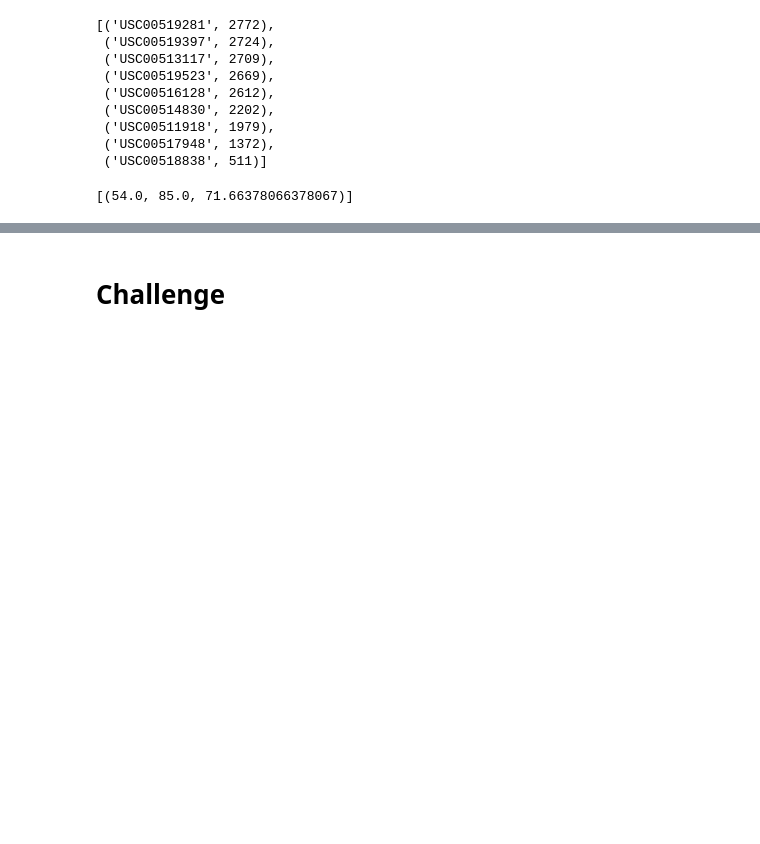
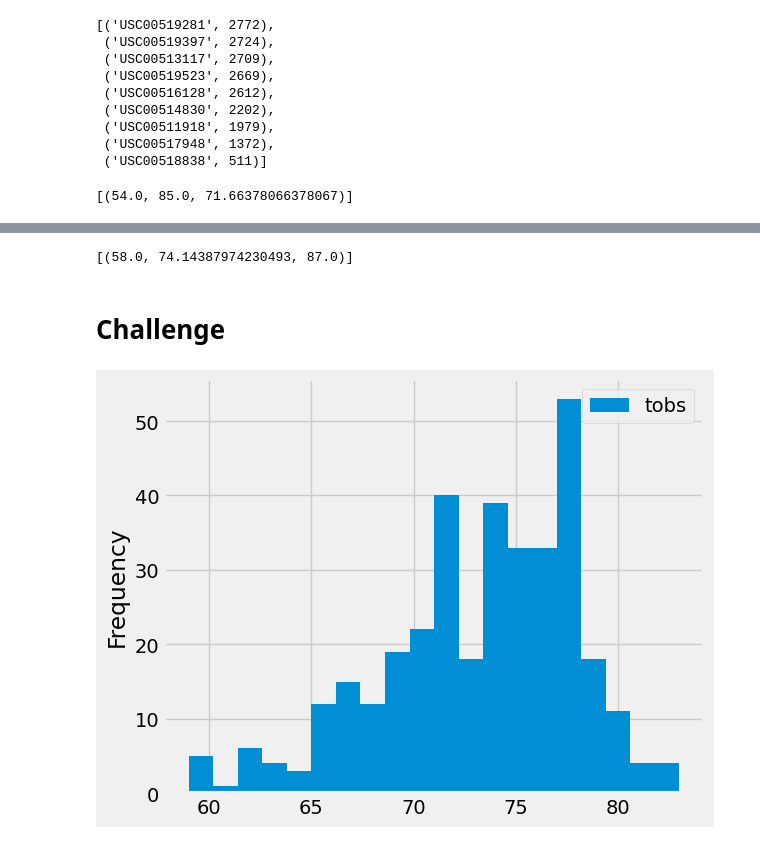
Before and after one commit to pharmeac/surfs_up, a Jupyter notebook: climate_analysis.ipynb, the cells around one changed output, grey strips where cells are left out. Saved outputs shown, nothing was run; the diff lists cells and outputs as text; code cells hidden in the pictures; blank space fills up the shorter version.

```diff
--- a/climate_analysis.ipynb
+++ b/climate_analysis.ipynb
@@ -129,5 +119,18 @@ plt.tight_layout()
 # %%
 # Write a function called `calc_temps` that will accept start date and end date in the format '%Y-%m-%d'
 # and return the minimum, average, and maximum temperatures for that range of dates
+def calc_temps(start_date, end_date):
+    c_results = session.query(func.min(Measurement.tobs), func.avg(Measurement.tobs), func.max(Measurement.tobs)).\
+                    filter(Measurement.date >= start_date).\
+                    filter(Measurement.date <= end_date).all()
+    return c_results
+calc_temps('2017-01-01', '2017-1-06-30')
+# %% [output]
+[(58.0, 74.14387974230493, 87.0)]
 # %% [markdown]
 # Challenge
+# %%
+df.plot.hist(bins=20)
+plt.tight_layout()
+# %% [output]
+[figure, added]
```
Also changed, not shown: parts of 1 cell of this notebook, 1 other file.
